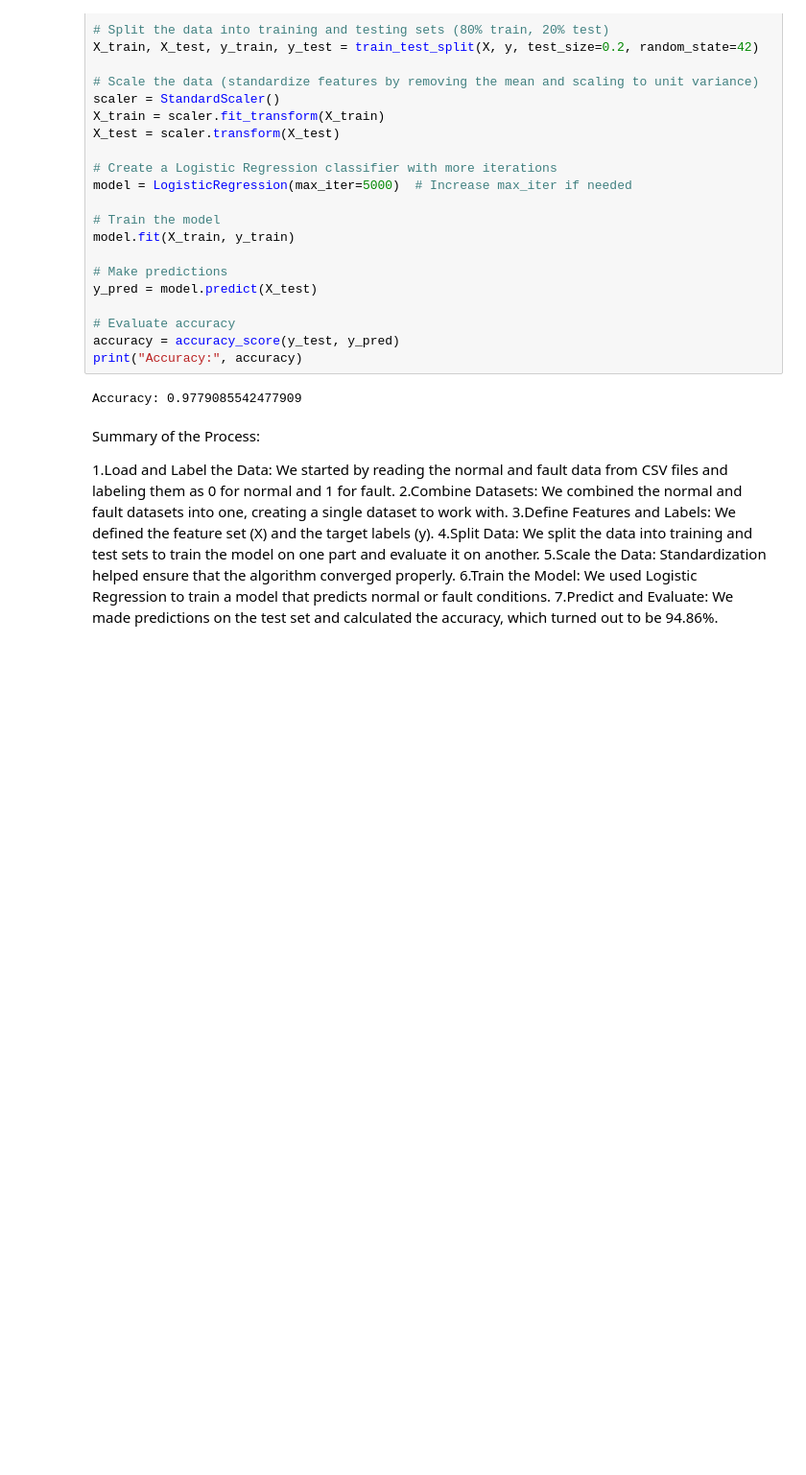
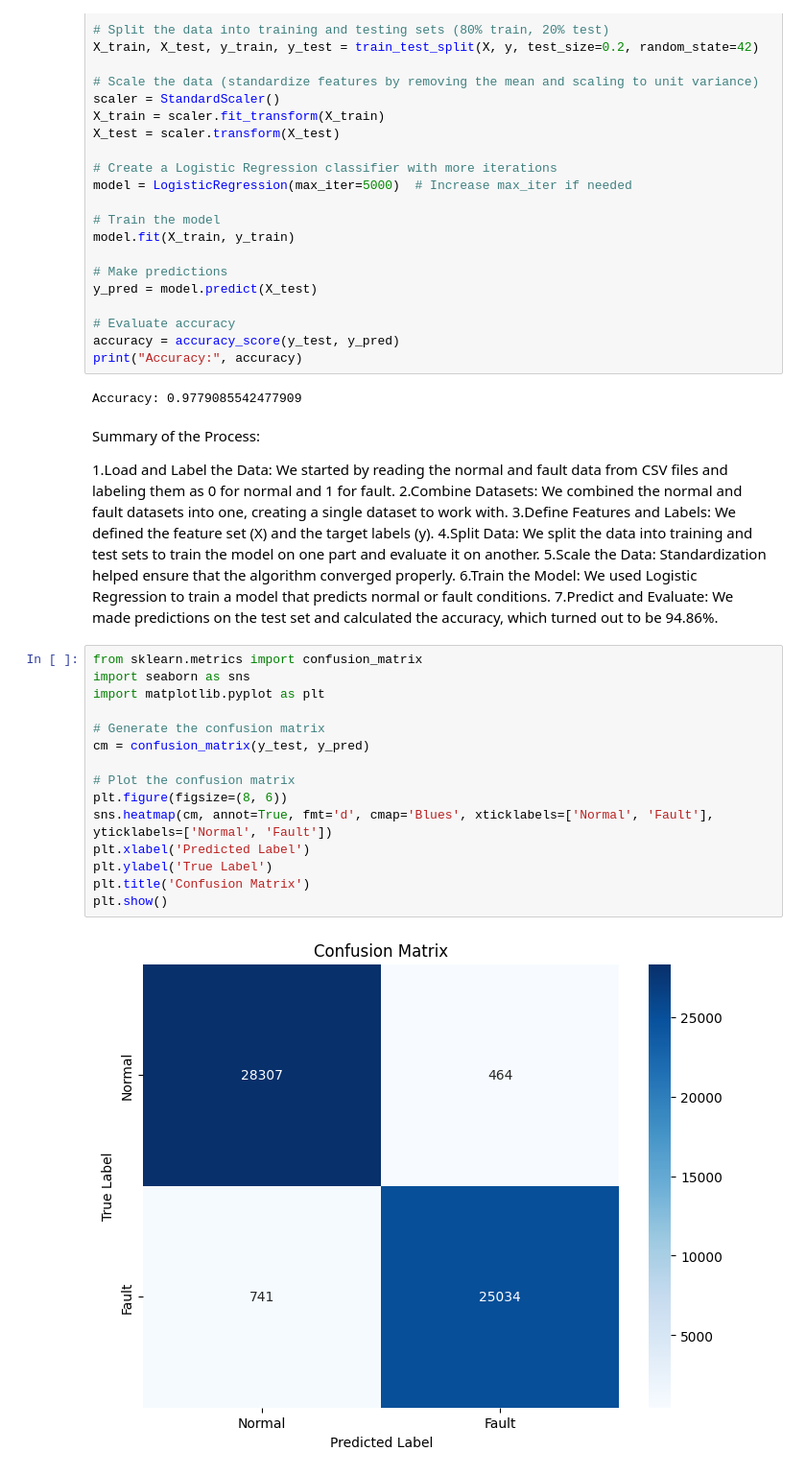
Before and after one commit to AreebAhmed833/Machine_learning_project, a Jupyter notebook: code1.ipynb, the cells around one changed output. Shown: that part at 96% size. Drawn from its saved outputs; the diff is of its cells as text; blank space fills up the shorter version.

```diff
--- a/code1.ipynb
+++ b/code1.ipynb
@@ -134,3 +134,20 @@ Summary of the Process:
 5.Scale the Data: Standardization helped ensure that the algorithm converged properly.
 6.Train the Model: We used Logistic Regression to train a model that predicts normal or fault conditions.
 7.Predict and Evaluate: We made predictions on the test set and calculated the accuracy, which turned out to be 94.86%.
+# %%
+from sklearn.metrics import confusion_matrix
+import seaborn as sns
+import matplotlib.pyplot as plt
+
+# Generate the confusion matrix
+cm = confusion_matrix(y_test, y_pred)
+
+# Plot the confusion matrix
+plt.figure(figsize=(8, 6))
+sns.heatmap(cm, annot=True, fmt='d', cmap='Blues', xticklabels=['Normal', 'Fault'], yticklabels=['Normal', 'Fault'])
+plt.xlabel('Predicted Label')
+plt.ylabel('True Label')
+plt.title('Confusion Matrix')
+plt.show()
+# %% [output]
+[figure, added]
```
